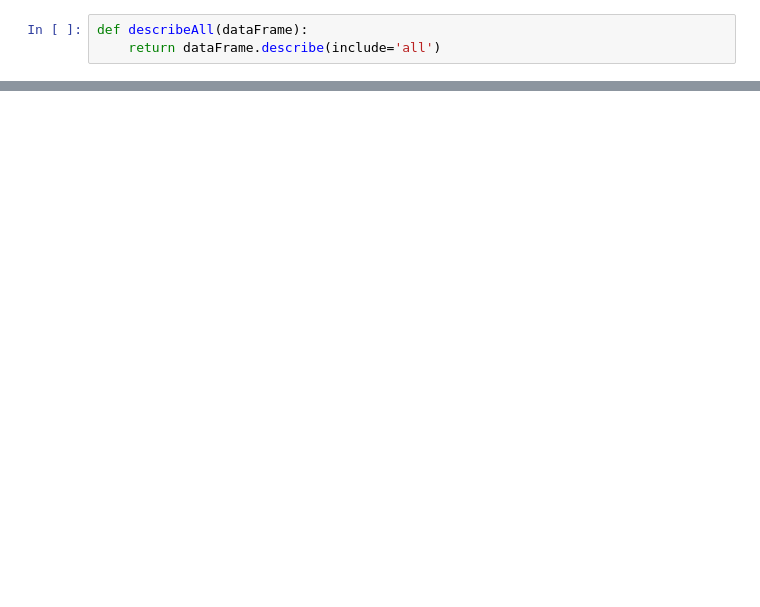
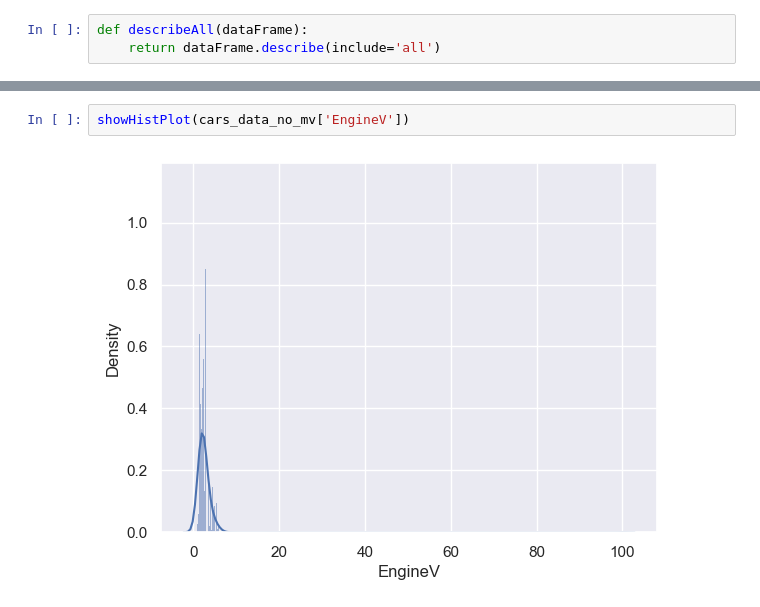
Before and after one commit to rohitkhatri75436/Data-science-learing, a Jupyter notebook: revision/TrainAndTestExample.ipynb, the cells around one changed output, grey strips where cells are left out. Cells and saved outputs as stored; diff of their text form; blank space fills up the shorter version.

```diff
--- a/revision/TrainAndTestExample.ipynb
+++ b/revision/TrainAndTestExample.ipynb
@@ -50,0 +186,4 @@ describeAll(cars_data)
+# %%
+showHistPlot(cars_data_no_mv['EngineV'])
+# %% [output]
+[figure, added]
```
Also changed, not shown: parts of 39 cells of this notebook, 4 other files.
